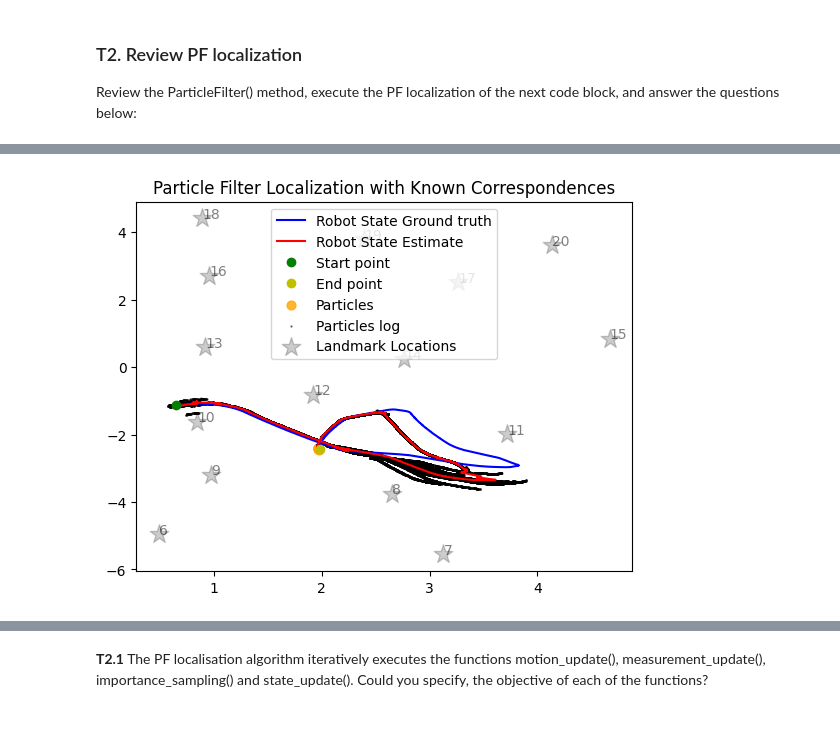
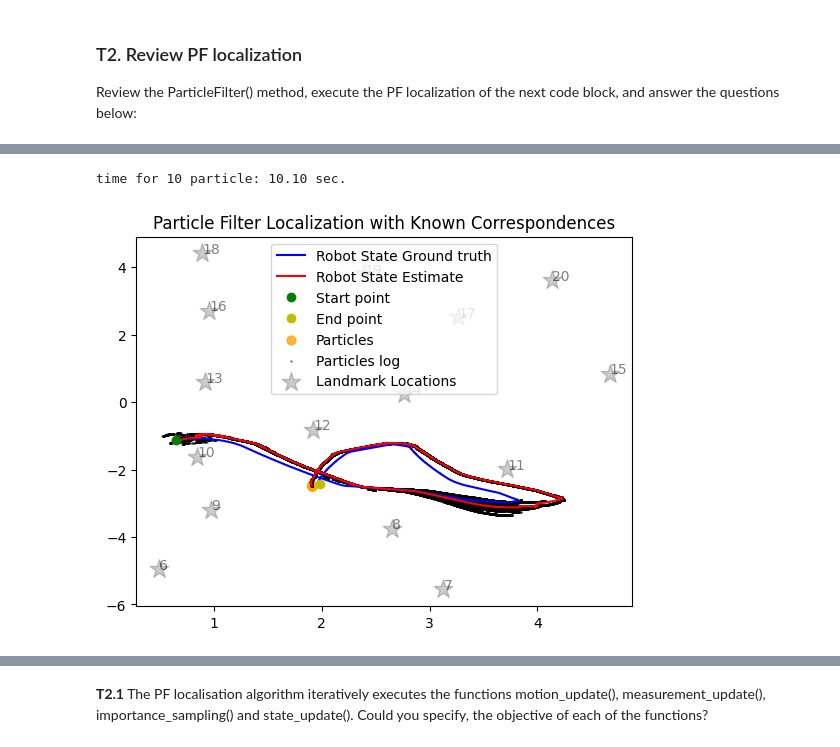
Before and after one commit to raisul-kibria/localization_and_mapping, a Jupyter notebook: notebooks/E1_Localization.ipynb, the cells around one changed output, grey strips where cells are left out. Saved outputs shown, nothing was run; the diff lists cells and outputs as text; code cells hidden in the pictures.

```diff
--- a/notebooks/E1_Localization.ipynb
+++ b/notebooks/E1_Localization.ipynb
@@ -29,7 +29,7 @@ from src.localization.EKF import ExtendedKalmanFilter
 # %%
 # Define the dataset to be used for the following tests.
 dataset = "data/MRCLAM_Dataset4" # Dataset
-end_frame = 100 # Extension of the dataset
+end_frame = 10000 # Extension of the dataset
 robot = 'Robot5' # Robot
 # %% [markdown]
 ### T1. Review EKF localization
@@ -56,8 +72,11 @@ Review the ParticleFilter() method, execute the PF localization of the next code
 # %%
 # Build Particle Filter object
-num_particles = 10 #40-50 are okay!!
+num_particles = 10
 motion_noise = np.array([0.1, 0.1, 0.1, 0.2, 0.2]) # Motion model noise [noise_x, noise_y, noise_theta, noise_v, noise_w]
 measurement_noise = np.array([0.1, 0.1]) # Measurement model noise (in meters / rad) [noise_range, noise_bearing]
-pf = ParticleFilter(dataset, robot, end_frame, num_particles, motion_noise, measurement_noise, plot = True)
+start = time.perf_counter()
+pf = ParticleFilter(dataset, robot, end_frame, num_particles, motion_noise, measurement_noise)
+print(f'time for {num_particles} particle: {time.perf_counter() - start:.2f} sec.')
 # %% [output]
+time for 10 particle: 10.10 sec.
-[figure, old version]
+[figure, new version]
```
Also changed, not shown: parts of 38 cells of this notebook, 2 other files.
